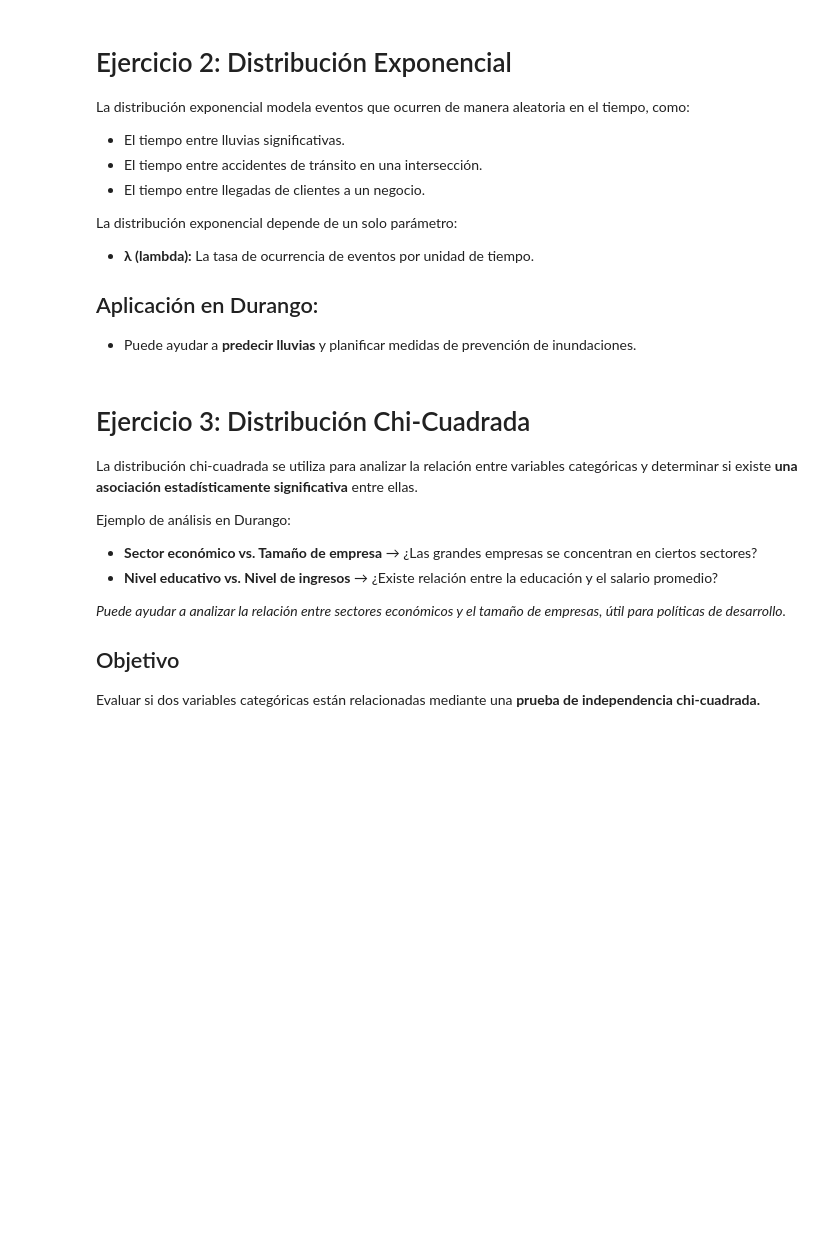
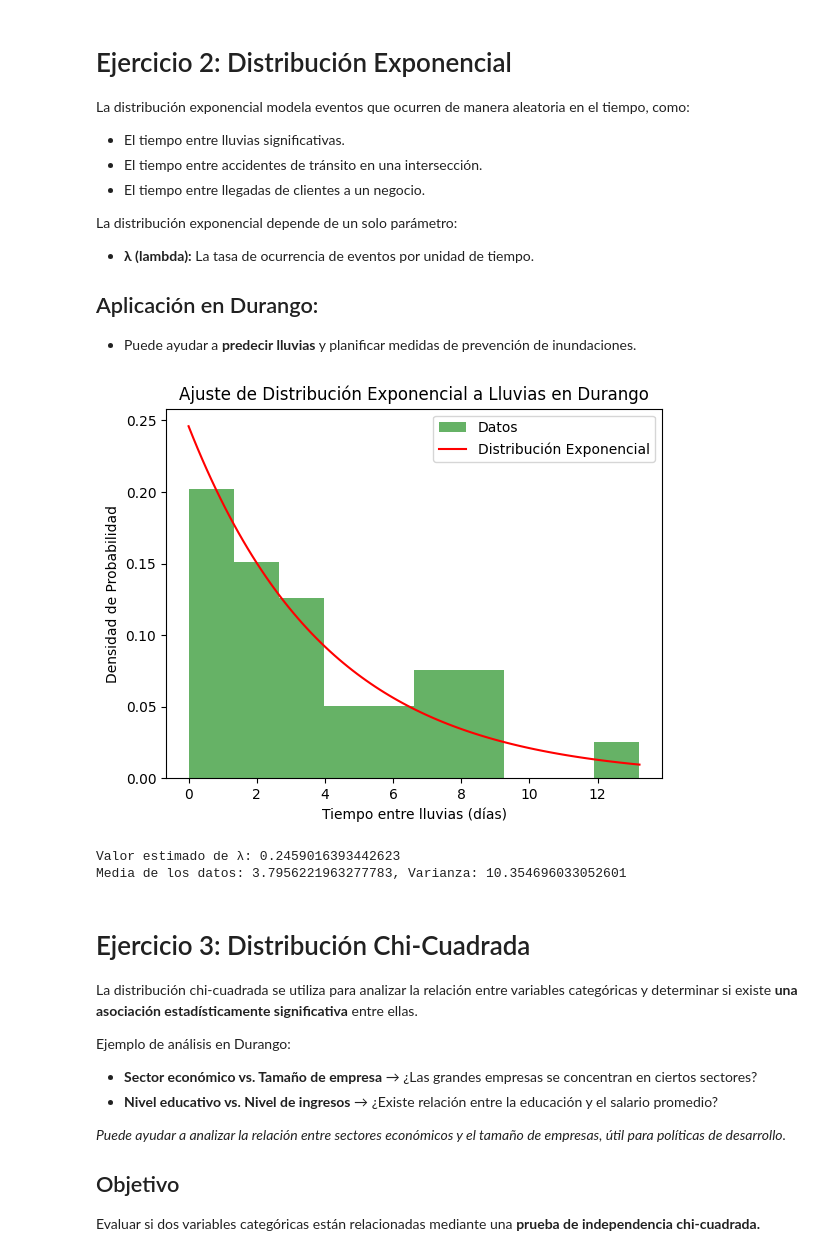
Before and after one commit to elmilanos/ProbabilityStatistics, a Jupyter notebook: Práctica_Módulo_7_Distribuciones_de_Probabilidad_Continua.ipynb, the cells around one changed output. Saved outputs shown, nothing was run; the diff lists cells and outputs as text; code cells hidden in the pictures; blank space fills up the shorter version.

```diff
--- a/Práctica_Módulo_7_Distribuciones_de_Probabilidad_Continua.ipynb
+++ b/Práctica_Módulo_7_Distribuciones_de_Probabilidad_Continua.ipynb
@@ -100,3 +77,36 @@ print(f"Valor estimado de λ: {lambda_estimado:.4f}")
+# %%
+# --- EJERCICIO 2: DISTRIBUCIÓN EXPONENCIAL ---
+
+# Datos sintéticos de lluvias
+num_lluvias = 30  # Número de lluvias significativas
+duracion_temporada = 122  # Días de la temporada de lluvias
+lambda_lluvias = num_lluvias / duracion_temporada  # Tasa de ocurrencia
+
+# Generar datos sintéticos para tiempos entre lluvias
+tiempos_entre_lluvias = np.random.exponential(scale=1/lambda_lluvias, size=num_lluvias)
+
+# Graficar histograma y distribución exponencial
+x = np.linspace(0, max(tiempos_entre_lluvias), 100)
+pdf = stats.expon.pdf(x, scale=1/lambda_lluvias)
+
+plt.hist(tiempos_entre_lluvias, bins=10, density=True, alpha=0.6, color='g', label="Datos")
+plt.plot(x, pdf, 'r-', label="Distribución Exponencial")
+plt.xlabel("Tiempo entre lluvias (días)")
+plt.ylabel("Densidad de Probabilidad")
+plt.title("Ajuste de Distribución Exponencial a Lluvias en Durango")
+plt.legend()
+plt.show()
+
+# Media y varianza de los datos generados
+media_empirica = np.mean(tiempos_entre_lluvias)
+varianza_empirica = np.var(tiempos_entre_lluvias)
+
+print(f"Valor estimado de λ: {lambda_lluvias:.4f}")
+print(f"Media de los datos: {media_empirica:.4f}, Varianza: {varianza_empirica:.4f}")
+# %% [output]
+[figure, added]
+Valor estimado de λ: 0.2459016393442623
+Media de los datos: 3.7956221963277783, Varianza: 10.354696033052601
 # %% [markdown]
 # Ejercicio 3: Distribución Chi-Cuadrada
 La distribución chi-cuadrada se utiliza para analizar la relación entre variables categóricas y determinar si existe **una asociación estadísticamente significativa** entre ellas.
```
Also changed, not shown: parts of 4 cells of this notebook.
